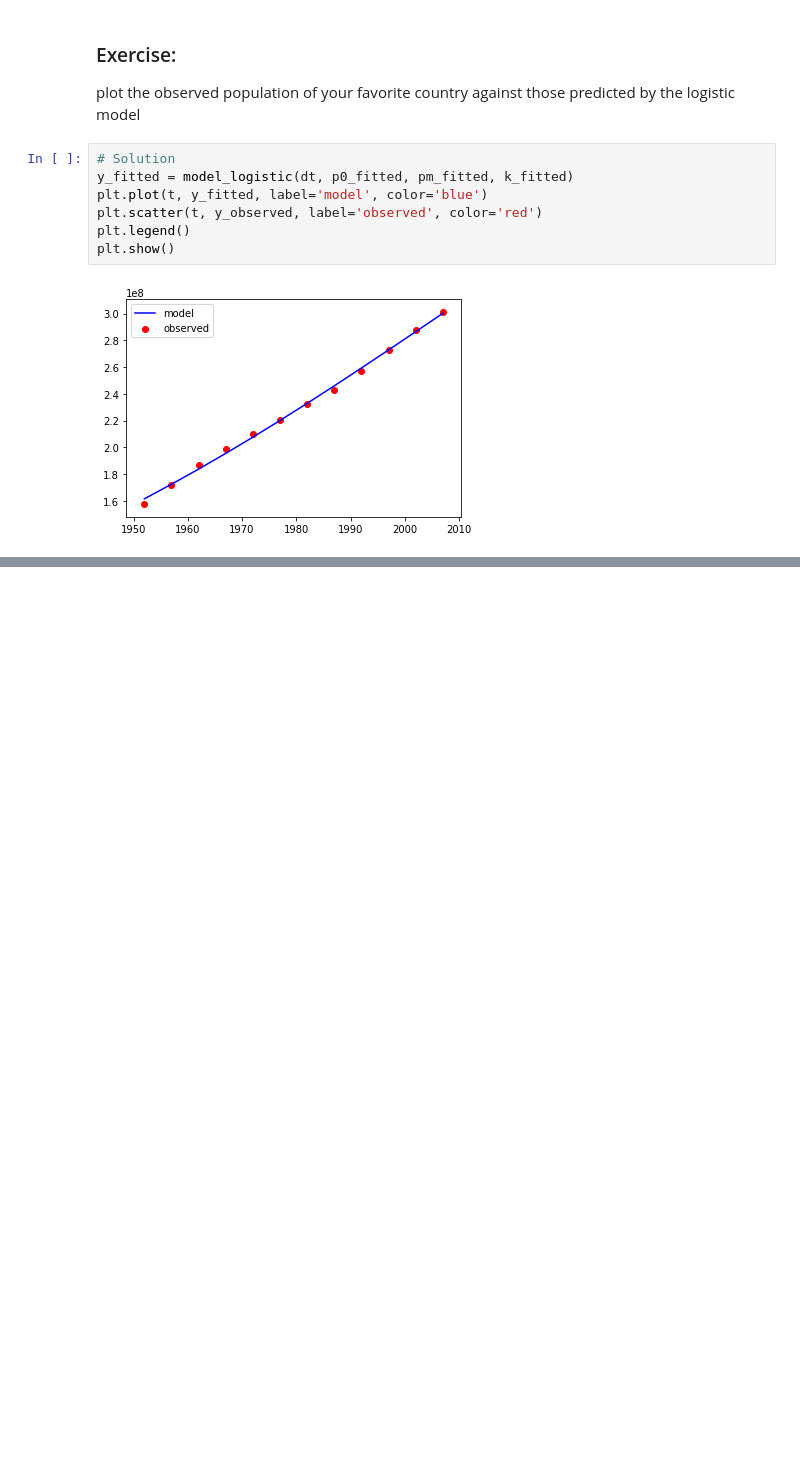
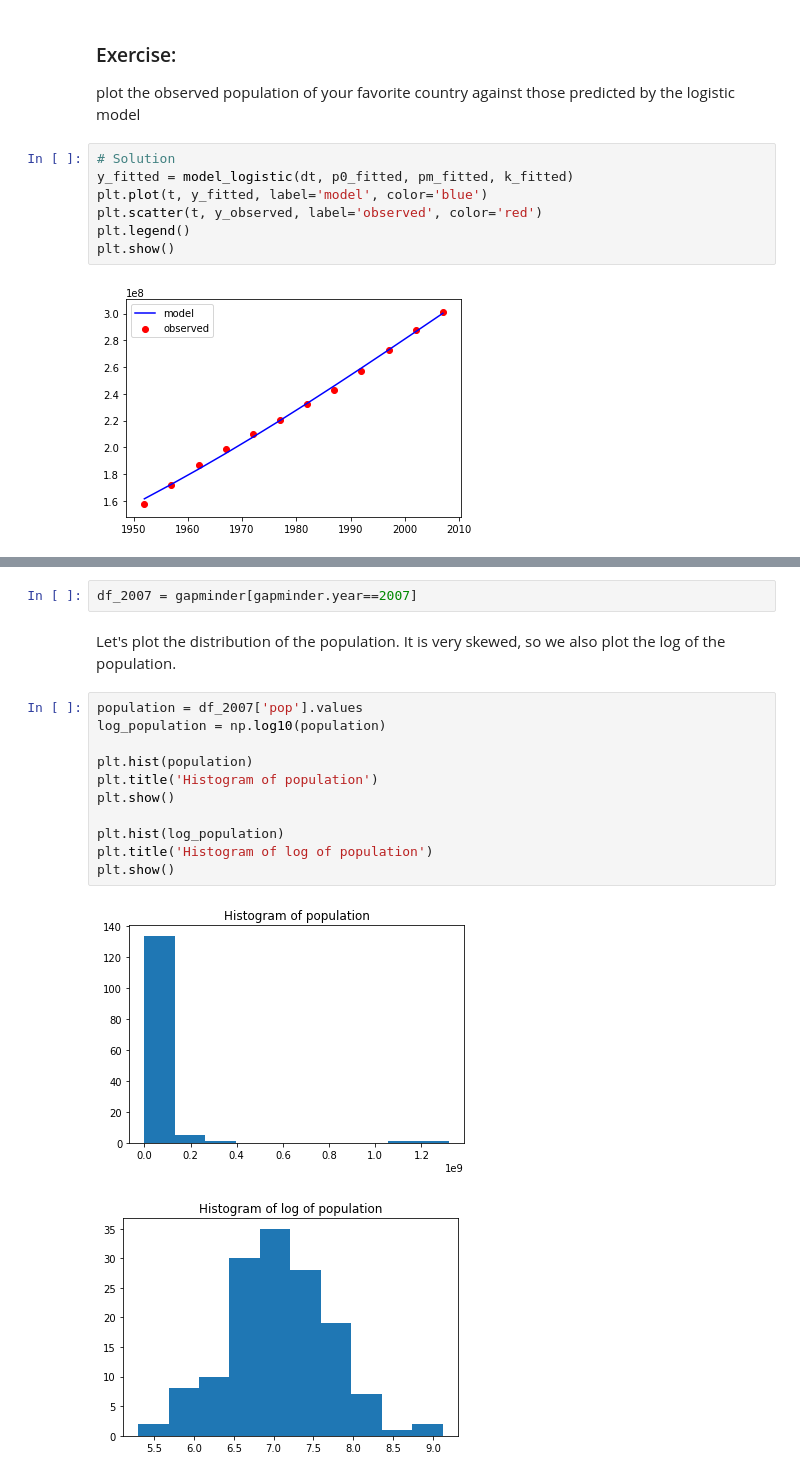
Before and after one commit to escience-academy/fitting-data-material, a Jupyter notebook: PBL-curve-fitting.ipynb, the cells around one changed output, grey strips where cells are left out. Drawn from its saved outputs; the diff is of its cells as text; blank space fills up the shorter version.

Commit message:
Added part about distribution fitting

```diff
--- a/PBL-curve-fitting.ipynb
+++ b/PBL-curve-fitting.ipynb
@@ -207,0 +213,18 @@ plt.show()
+# %%
+df_2007 = gapminder[gapminder.year==2007]
+# %% [markdown]
+Let's plot the distribution of the population. It is very skewed, so we also plot the log of the population.
+# %%
+population = df_2007['pop'].values
+log_population = np.log10(population)
+
+plt.hist(population)
+plt.title('Histogram of population')
+plt.show()
+
+plt.hist(log_population)
+plt.title('Histogram of log of population')
+plt.show()
+# %% [output]
+[figure, added]
+[figure, added]
```
Also changed, not shown: parts of 8 cells of this notebook.
